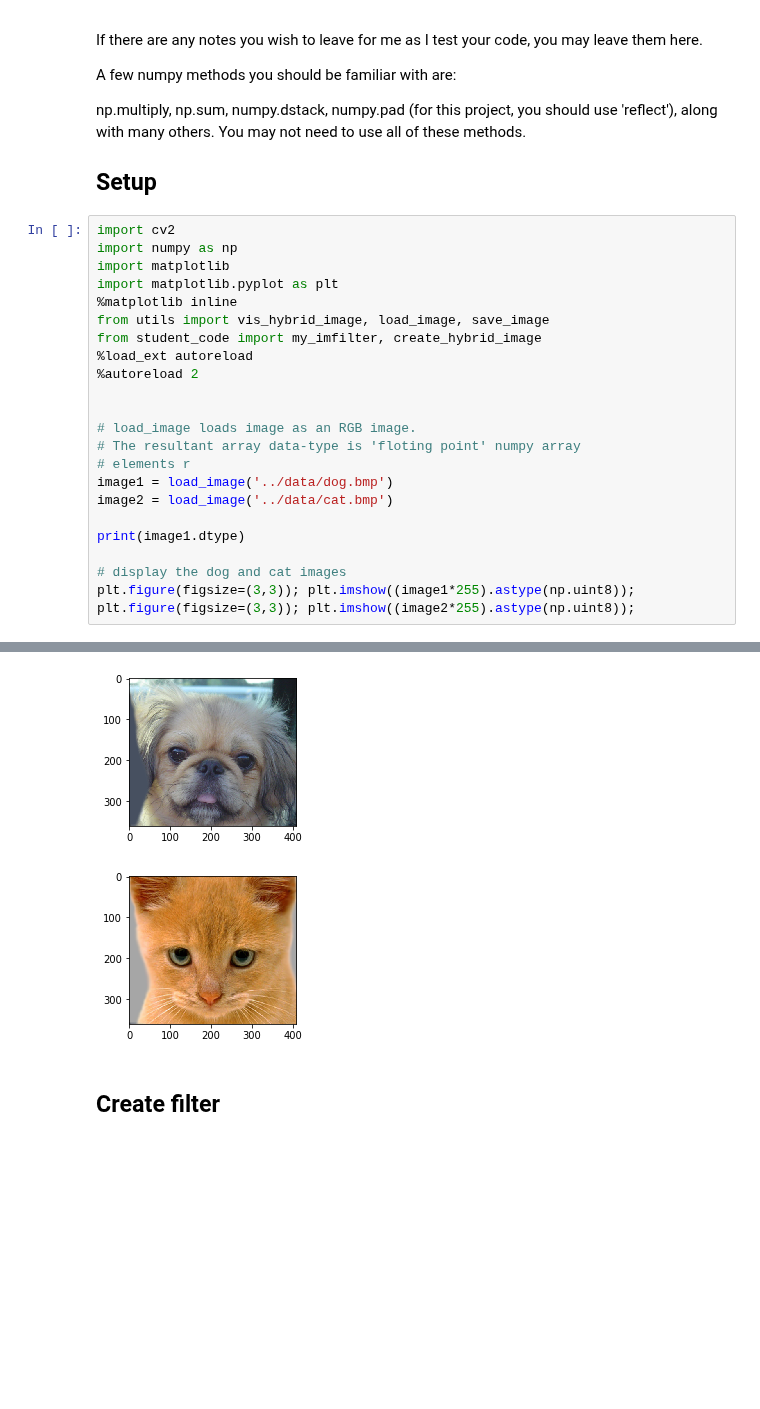
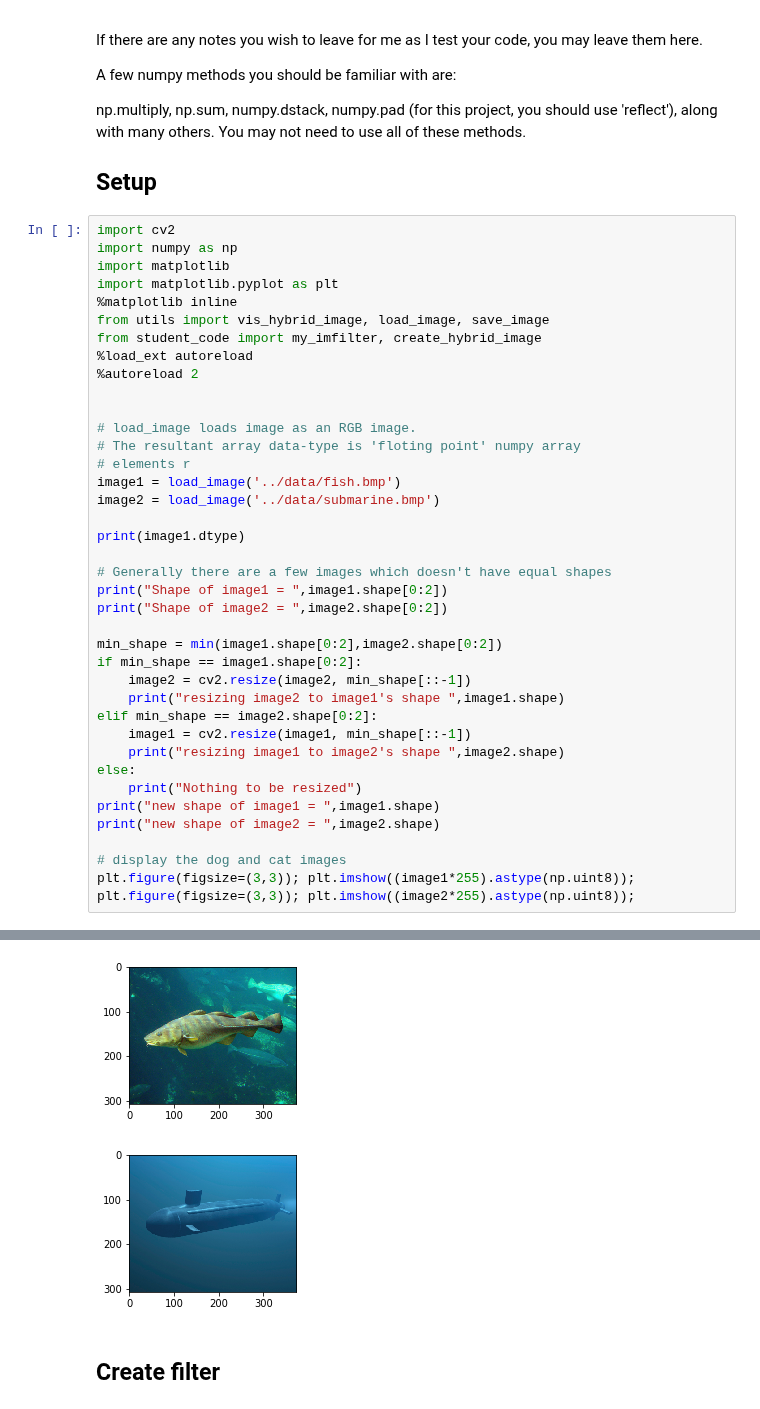
Before and after one commit to Jimut123/rkmveri-labs, a Jupyter notebook: ComputerVision/Projects/cv19_proj1/code/proj1.ipynb, the cells around one changed output, grey strips where cells are left out. Cells and saved outputs as stored; diff of their text form; blank space fills up the shorter version.

```diff
--- a/ComputerVision/Projects/cv19_proj1/code/proj1.ipynb
+++ b/ComputerVision/Projects/cv19_proj1/code/proj1.ipynb
@@ -30,10 +30,26 @@ from student_code import my_imfilter, create_hybrid_image
 # load_image loads image as an RGB image.
 # The resultant array data-type is 'floting point' numpy array
 # elements r
-image1 = load_image('../data/dog.bmp')
-image2 = load_image('../data/cat.bmp')
+image1 = load_image('../data/fish.bmp')
+image2 = load_image('../data/submarine.bmp')
 
 print(image1.dtype)
+
+# Generally there are a few images which doesn't have equal shapes
+print("Shape of image1 = ",image1.shape[0:2])
+print("Shape of image2 = ",image2.shape[0:2])
+
+min_shape = min(image1.shape[0:2],image2.shape[0:2])
+if min_shape == image1.shape[0:2]:
+    image2 = cv2.resize(image2, min_shape[::-1])
+    print("resizing image2 to image1's shape ",image1.shape)
+elif min_shape == image2.shape[0:2]:
+    image1 = cv2.resize(image1, min_shape[::-1])
+    print("resizing image1 to image2's shape ",image2.shape)
+else:
+    print("Nothing to be resized")
+print("new shape of image1 = ",image1.shape)
+print("new shape of image2 = ",image2.shape)
 
 # display the dog and cat images
 plt.figure(figsize=(3,3)); plt.imshow((image1*255).astype(np.uint8));
@@ -43,5 +66,5 @@ float32
-[figure, old version]
+[figure, new version]
-[figure, old version]
+[figure, new version]
 # %% [markdown]
 ## Create filter
 # %%
```
Also changed, not shown: parts of 5 cells of this notebook, 50 other files.
